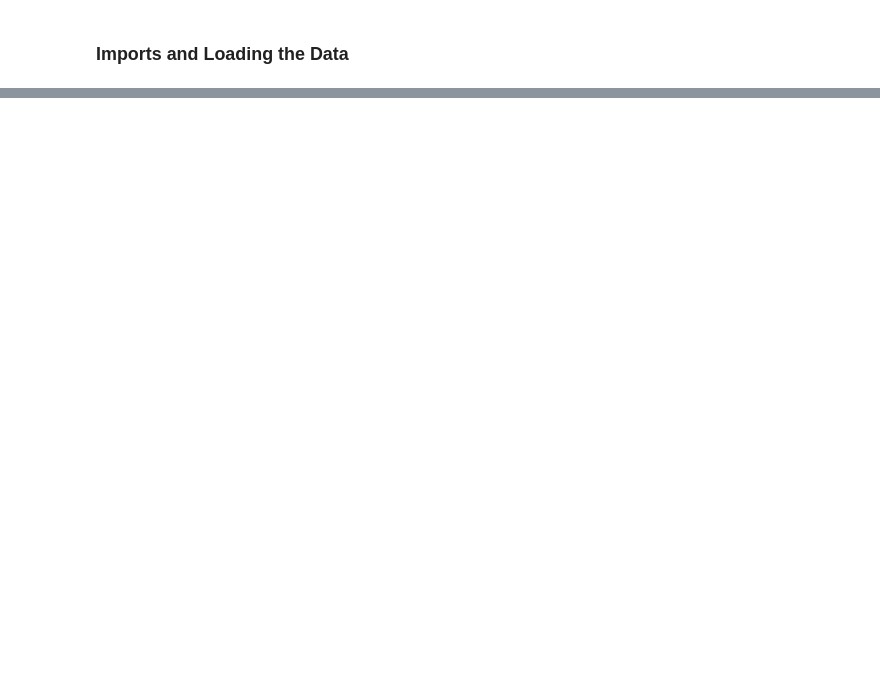
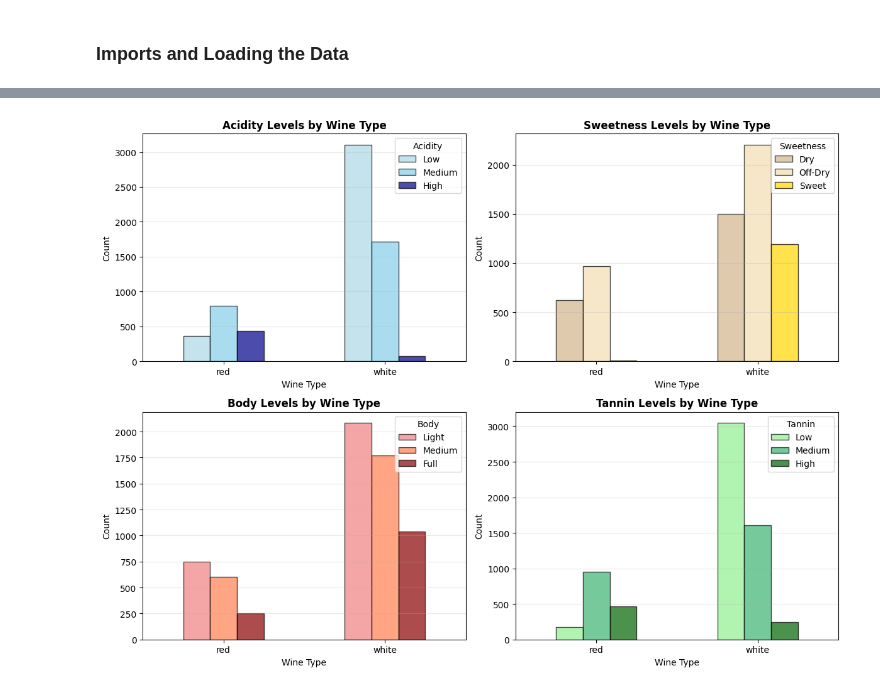
Before and after one commit to akjieettt/data-science-final-project, a Jupyter notebook: DataScienceProject.ipynb, the cells around one changed output, grey strips where cells are left out. Cells and saved outputs as stored; diff of their text form; code cells hidden in the pictures; blank space fills up the shorter version.

```diff
--- a/DataScienceProject.ipynb
+++ b/DataScienceProject.ipynb
@@ -928,0 +536,17 @@ This suggests that chemistry alone provides meaningful—but incomplete—inform
+# %%
+# Numerical encodings for rules and wines
+rules_style_num = encode_style(rules)
+wines_style_num = encode_style(df_wines)
+
+# Convert to numpy to calculate distance
+rules_X = rules_style_num.to_numpy()
+wines_X = wines_style_num.to_numpy()
+
+# Find index of closest style rule by euclidean distance
+nearest_idx = []
+for i in range(len(df_wines)):
+    diff = rules_X - wines_X[i]
+    dist = (diff ** 2).sum(axis=1)
+    nearest_idx.append(dist.argmin())
+
+nearest_idx = np.array(nearest_idx)
@@ -928,0 +627,60 @@ This suggests that chemistry alone provides meaningful—but incomplete—inform
+# %%
+# Chemical categories visualization
+fig, axes = plt.subplots(2, 2, figsize=(12, 9))
+
+# Acidity levels by wine type
+pd.crosstab(df_wines['type'], df_wines['acidity_level']).plot(
+    kind='bar', ax=axes[0, 0],
+    color=['lightblue', 'skyblue', 'darkblue'],
+    alpha=0.7, edgecolor='black'
+)
+axes[0, 0].set_title('Acidity Levels by Wine Type', fontweight='bold')
+axes[0, 0].set_xlabel('Wine Type')
+axes[0, 0].set_ylabel('Count')
+axes[0, 0].tick_params(axis='x', rotation=0)
+axes[0, 0].legend(title='Acidity', loc='upper right')
+axes[0, 0].grid(axis='y', alpha=0.3)
+
+# Sweetness levels by wine type
+pd.crosstab(df_wines['type'], df_wines['sweetness_level']).plot(
+    kind='bar', ax=axes[0, 1],
+    color=['tan', 'wheat', 'gold'],
+    alpha=0.7, edgecolor='black'
+)
+axes[0, 1].set_title('Sweetness Levels by Wine Type', fontweight='bold')
+axes[0, 1].set_xlabel('Wine Type')
+axes[0, 1].set_ylabel('Count')
+axes[0, 1].tick_params(axis='x', rotation=0)
+axes[0, 1].legend(title='Sweetness', loc='upper right')
+axes[0, 1].grid(axis='y', alpha=0.3)
+
+# Body levels by wine type
+pd.crosstab(df_wines['type'], df_wines['body_level']).plot(
+    kind='bar', ax=axes[1, 0],
+    color=['lightcoral', 'coral', 'darkred'],
+    alpha=0.7, edgecolor='black'
+)
+axes[1, 0].set_title('Body Levels by Wine Type', fontweight='bold')
+axes[1, 0].set_xlabel('Wine Type')
+axes[1, 0].set_ylabel('Count')
+axes[1, 0].tick_params(axis='x', rotation=0)
+axes[1, 0].legend(title='Body', loc='upper right')
+axes[1, 0].grid(axis='y', alpha=0.3)
+
+# Tannin levels by wine type
+pd.crosstab(df_wines['type'], df_wines['tannin_proxy']).plot(
+    kind='bar', ax=axes[1, 1],
+    color=['lightgreen', 'mediumseagreen', 'darkgreen'],
+    alpha=0.7, edgecolor='black'
+)
+axes[1, 1].set_title('Tannin Levels by Wine Type', fontweight='bold')
+axes[1, 1].set_xlabel('Wine Type')
+axes[1, 1].set_ylabel('Count')
+axes[1, 1].tick_params(axis='x', rotation=0)
+axes[1, 1].legend(title='Tannin', loc='upper right')
+axes[1, 1].grid(axis='y', alpha=0.3)
+
+plt.tight_layout()
+plt.show()
+# %% [output]
+[figure, added]
```
Also changed, not shown: parts of 81 cells of this notebook.
